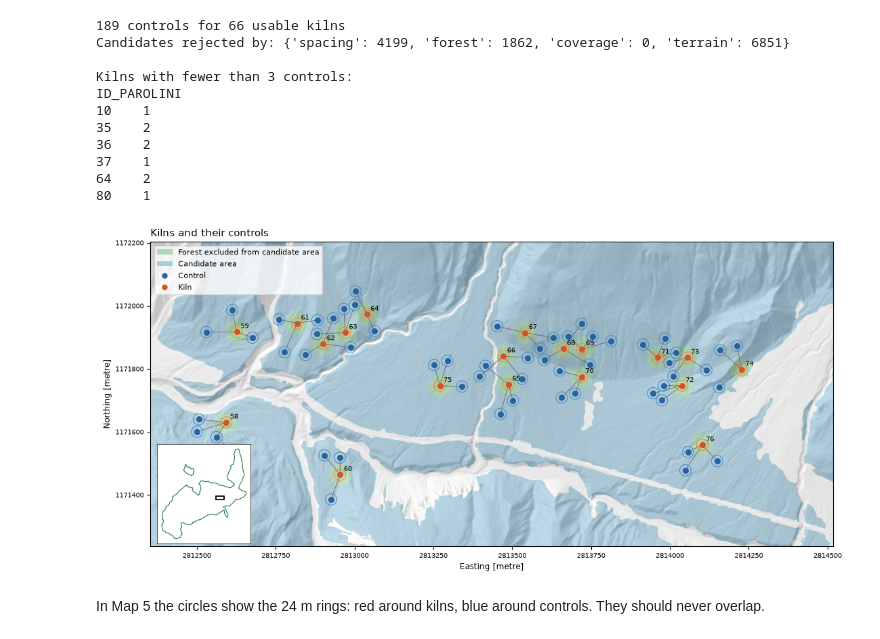
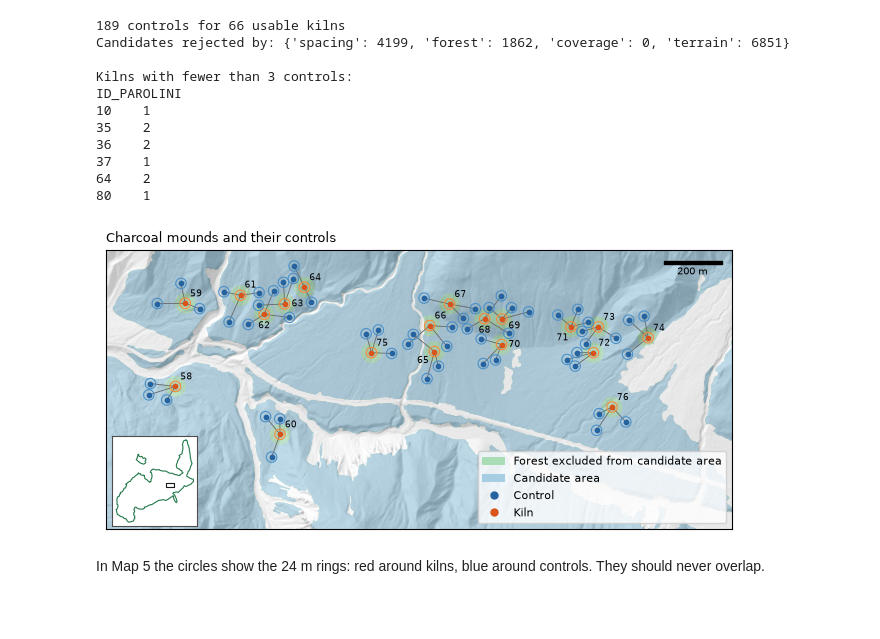
Before and after one commit to fabianott/GEO-715-Project, a Jupyter notebook: new testfolder/control_points.ipynb, the cells around one changed output. Saved outputs shown, nothing was run; the diff lists cells and outputs as text; code cells hidden in the pictures; blank space fills up the shorter version.

Commit message:
Control points and semivariogram complete

```diff
--- a/new testfolder/control_points.ipynb
+++ b/new testfolder/control_points.ipynb
@@ -29,6 +29,7 @@ import geopandas as gpd
 import matplotlib.pyplot as plt
 from matplotlib.patches import Patch
 from matplotlib.lines import Line2D
+from matplotlib.font_manager import FontProperties
 import rasterio
 from rasterio.windows import from_bounds
 from rasterio.enums import Resampling
@@ -36,6 +37,10 @@ from rasterio.features import geometry_mask
 from rasterio.transform import from_bounds as grid_transform
 from shapely import contains_xy, prepare
 from shapely.geometry import Point, LineString, box
+from mpl_toolkits.axes_grid1.anchored_artists import AnchoredSizeBar
+from adjustText import adjust_text
+
+
 
 # --- input files -----------------------------------------------------------
 SNP_FILE = "snp_boundaries.gpkg"
@@ -83,7 +88,7 @@ COLSCHEME = {
 C_FOREST, C_SNP = COLSCHEME["forest"][0], COLSCHEME["forest"][2]
 C_BUFFER, C_KILN_RING, C_KILN = COLSCHEME["ember"]
 C_AREA, C_CTRL_RING, C_CTRL = COLSCHEME["smoke"]
-VIEW = (2812353, 1171237, 2814517, 1172203)   # xmin, ymin, xmax, ymax
+VIEW = (2812353, 1171137, 2814517, 1172100)   # xmin, ymin, xmax, ymax
 
 if HEIGHT_RASTER and not Path(HEIGHT_RASTER).exists():
     print(f"{HEIGHT_RASTER} not found -> coverage check skipped")
@@ -95,6 +100,15 @@ _d = np.arange(STEP, RADIUS + STEP / 2, STEP)
 _B, _D = np.meshgrid(_b, _d)
 RAY_DX, RAY_DY = (_D * np.sin(_B)).ravel(), (_D * np.cos(_B)).ravel()
 print(f"{RAY_DX.size} ray samples per point")
+
+plt.rcParams.update({
+    "font.size": 9,
+    "axes.labelsize": 9,
+    "axes.titlesize": 9,
+    "xtick.labelsize": 8,
+    "ytick.labelsize": 8,
+    "legend.fontsize": 8,
+})
 # %% [output]
 144 ray samples per point
 # %% [markdown]
@@ -478,28 +547,30 @@ ID_PAROLINI
 # %%
 # Lines from every control to its kiln
 kiln_xy = kilns.set_index(ID_COLUMN).geometry
 links = gpd.GeoDataFrame(
     geometry=[LineString([p, kiln_xy[kid]]) for p, kid in zip(controls.geometry, controls["kiln_id"])],
     crs=CRS)
 
-fig, ax = plt.subplots(figsize=(13, 6.5))
+LABEL_ANGLES = {61: 35, 62: 180, 63: 90, 70: 90, 71: 200, 65: 230, 69: 110, 68: 180}
+
+fig, ax = map_figure(VIEW)
 add_hillshade(ax, alpha=0.3)
 draw(ax, [
     (forest_park_gdf, dict(color=C_FOREST, label="Forest excluded from candidate area")),
     (area_gdf, dict(color=C_AREA, label="Candidate area")),
     (links, dict(color="0.4", linewidth=0.6)),
     (gpd.GeoDataFrame(geometry=kilns.buffer(RADIUS), crs=CRS),
      dict(facecolor="none", edgecolor=C_KILN_RING, linewidth=0.8)),
     (gpd.GeoDataFrame(geometry=controls.buffer(RADIUS), crs=CRS),
      dict(facecolor="none", edgecolor=C_CTRL_RING, linewidth=0.8)),
-    (controls, dict(color=C_CTRL, markersize=30, label="Control")),
-    (kilns, dict(color=C_KILN, markersize=30, label="Kiln")),
-], "Kilns and their controls", VIEW)
-label_points(ax, kilns, ID_COLUMN, VIEW)
+    (controls, dict(color=C_CTRL, markersize=10, label="Control")),
+    (kilns, dict(color=C_KILN, markersize=10, label="Kiln")),
+], title="Charcoal mounds and their controls", bounds=VIEW)
+label_points(ax, kilns, ID_COLUMN, VIEW, LABEL_ANGLES)
 add_inset(ax)
 save_map(fig, "map4_Kilns_and_their_controls")
 # %% [output]
-[figure, old version]
+[figure, new version]
 # %% [markdown]
 In Map 5 the circles show the 24 m rings: red around kilns, blue around controls. They should never overlap.
 # %% [markdown]
```
Also changed, not shown: parts of 4 cells of this notebook, 15 other files.
